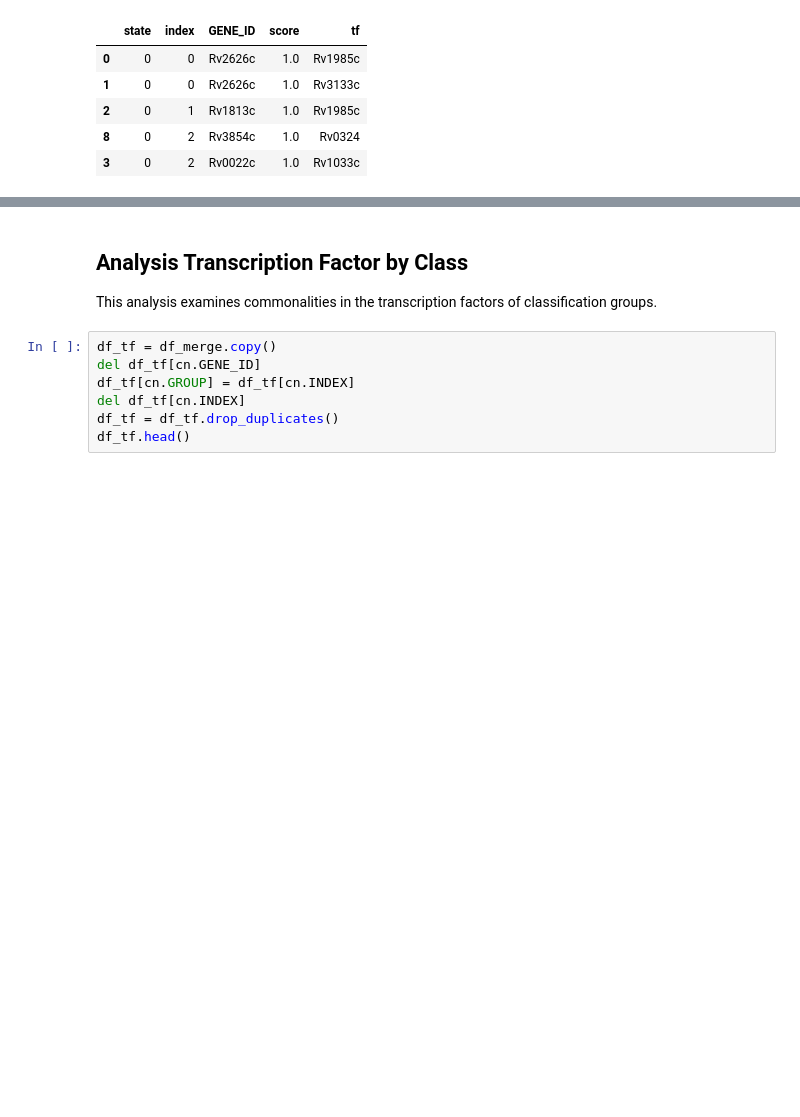
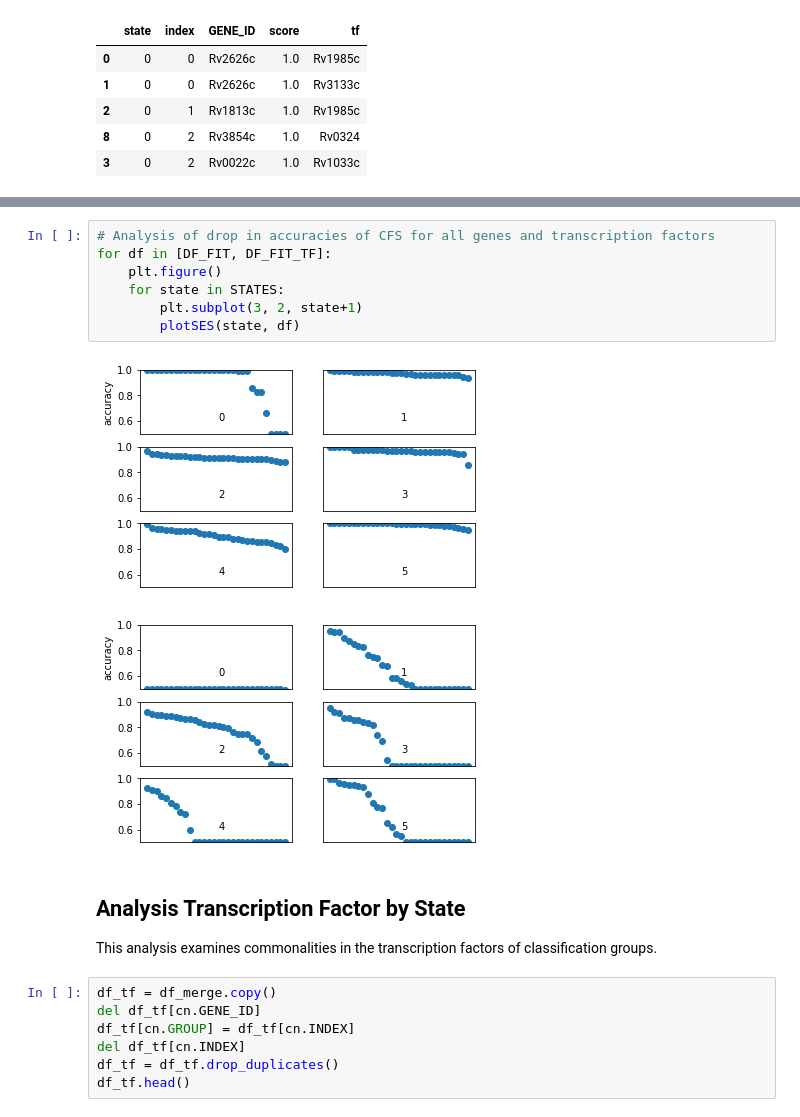
Before and after one commit to uwescience/xstate, a Jupyter notebook: notebooks/Sufficient Feature Sets.ipynb, the cells around one changed output, grey strips where cells are left out. Saved outputs shown, nothing was run; the diff lists cells and outputs as text; blank space fills up the shorter version.

```diff
--- a/notebooks/Sufficient Feature Sets.ipynb
+++ b/notebooks/Sufficient Feature Sets.ipynb
@@ -105,5 +149,15 @@ df_merge.head()
+# %%
+# Analysis of drop in accuracies of CFS for all genes and transcription factors
+for df in [DF_FIT, DF_FIT_TF]:
+    plt.figure()
+    for state in STATES:
+        plt.subplot(3, 2, state+1)
+        plotSES(state, df)
+# %% [output]
+[figure, added]
+[figure, added]
 # %% [markdown]
-## Analysis Transcription Factor by Class
+## Analysis Transcription Factor by State
 This analysis examines commonalities in the transcription factors of classification groups.
 # %%
 df_tf = df_merge.copy()
```
Also changed, not shown: parts of 20 cells of this notebook, 5 other files.
